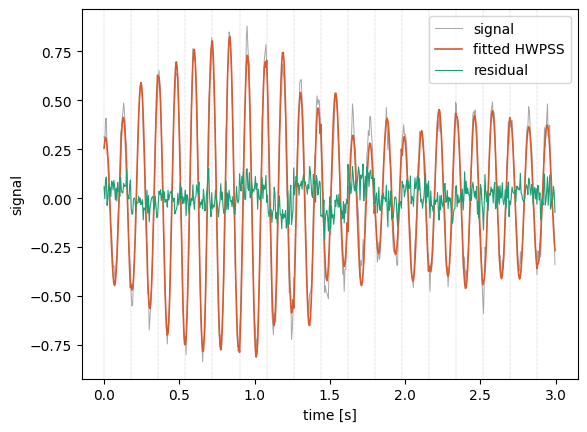
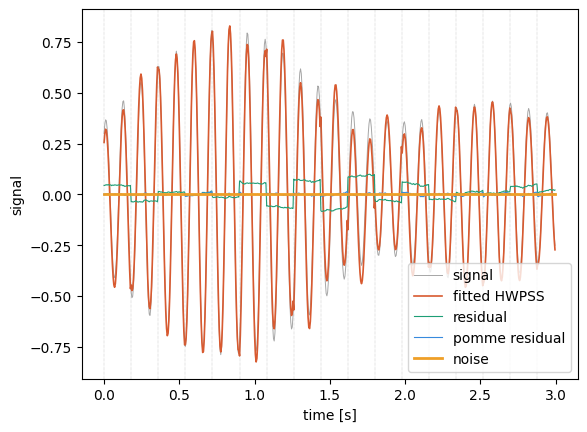
The notebook cell's code change between the first figure and the second:
--- before
+++ after
@@ -5,4 +5,7 @@
 
 plt.plot(t_sec[show], residual[show], color=C_TEAL, lw=0.8, label=f'residual')
+
+plt.plot(t_sec[show], residual_pomme[show], color=C_BLUE, lw=0.8, label=f'pomme residual')
+plt.plot(t_sec[show], noise[show], color=C_AMBER, lw=2, label=f'noise')
 
 for b in range(show.stop // tau + 1):

Commit: hwpss no noise